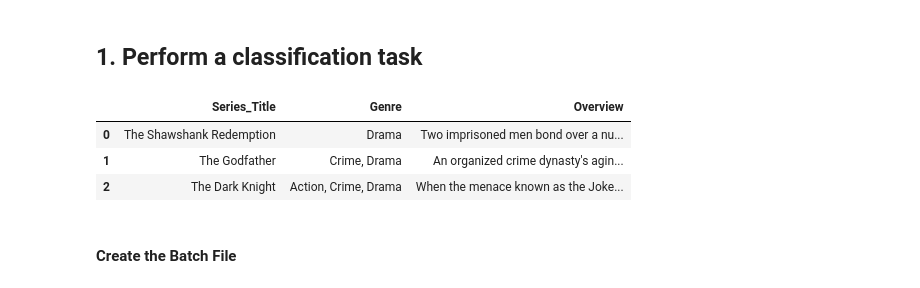
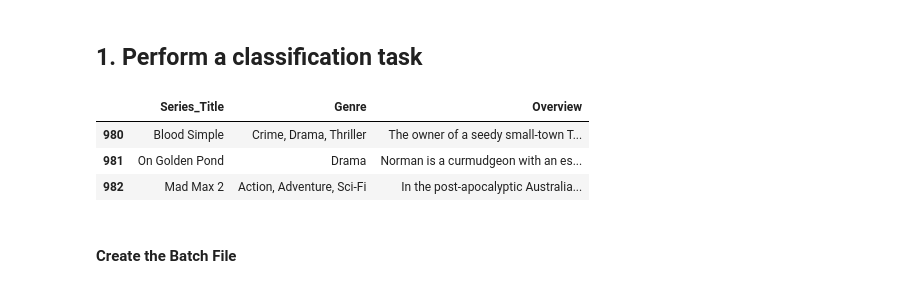
Before and after one commit to kluster-ai/klusterai-cookbook, a Jupyter notebook: examples/llm-as-a-judge.ipynb, the cells around one changed output. Saved outputs shown, nothing was run; the diff lists cells and outputs as text; code cells hidden in the pictures.

```diff
--- a/examples/llm-as-a-judge.ipynb
+++ b/examples/llm-as-a-judge.ipynb
@@ -42,16 +42,16 @@ client = OpenAI(
 # %%
 # IMDB Top 1000 dataset:
 url = "https://raw.githubusercontent.com/kluster-ai/klusterai-cookbook/refs/heads/main/data/imdb_top_1000.csv"
 urllib.request.urlretrieve(url,filename='imdb_top_1000.csv')
 
 # Load and process the dataset based on URL content
-df = pd.read_csv('imdb_top_1000.csv', usecols=['Series_Title', 'Overview', 'Genre']).head(20)
+df = pd.read_csv('imdb_top_1000.csv', usecols=['Series_Title', 'Overview', 'Genre']).tail(20)
 df.head(3)
 # %% [output]
 |  | Series_Title | Genre | Overview |
-| 0 | The Shawshank Redemption | Drama | Two imprisoned men bond over a nu... |
-| 1 | The Godfather | Crime, Drama | An organized crime dynasty's agin... |
-| 2 | The Dark Knight | Action, Crime, Drama | When the menace known as the Joke... |
+| 980 | Blood Simple | Crime, Drama, Thriller | The owner of a seedy small-town T... |
+| 981 | On Golden Pond | Drama | Norman is a curmudgeon with an es... |
+| 982 | Mad Max 2 | Action, Adventure, Sci-Fi | In the post-apocalyptic Australia... |
 # %% [markdown]
 #### Create the Batch File
 # %%
```
Also changed, not shown: parts of 13 cells of this notebook.
